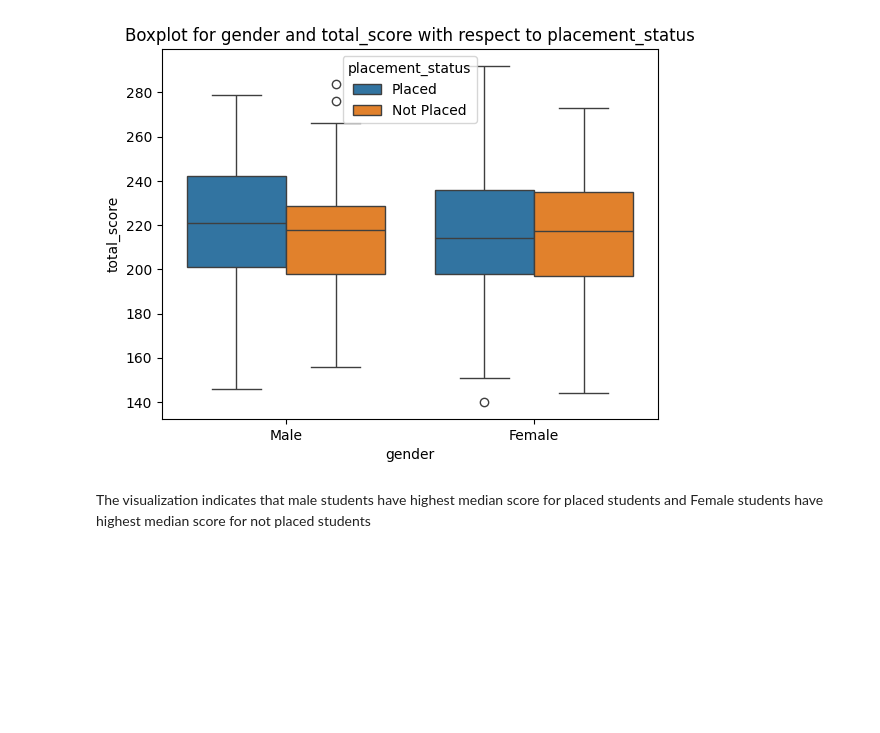
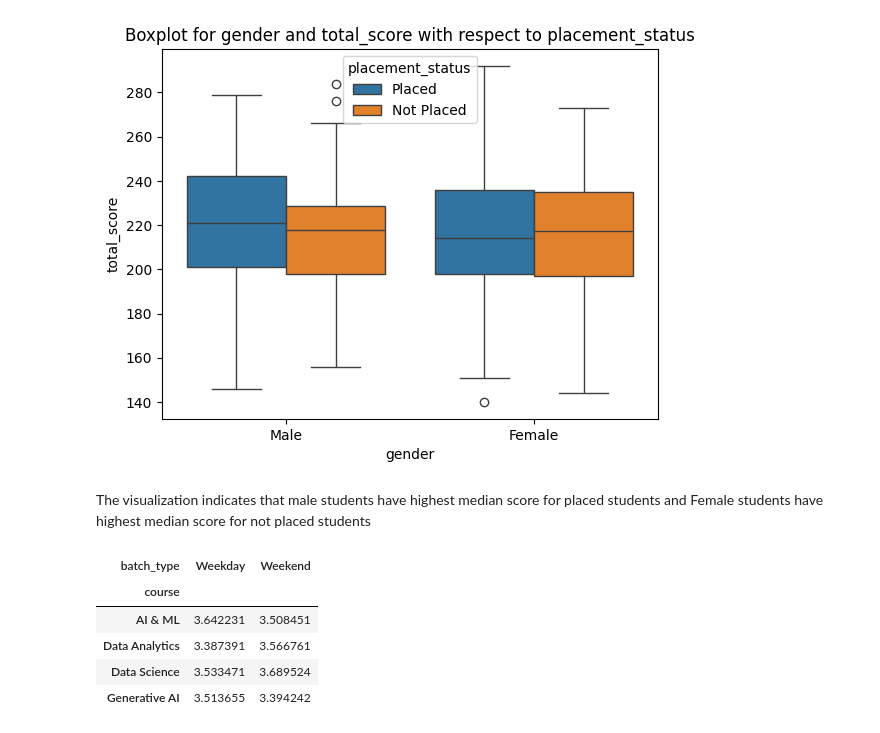
Before and after one commit to anuja-2904/Edtech_Student_Learning_data, a Jupyter notebook: Edtech_Student_Learning_data (1).ipynb, the cells around one changed output. Saved outputs shown, nothing was run; the diff lists cells and outputs as text; code cells hidden in the pictures; blank space fills up the shorter version.

```diff
--- a/Edtech_Student_Learning_data (1).ipynb
+++ b/Edtech_Student_Learning_data (1).ipynb
@@ -1608,3 +1608,13 @@ plt.show()
 [figure]
 # %% [markdown]
 The visualization indicates that male students have highest median score for placed students and Female students have highest median score for not placed students
+# %%
+ct1 = pd.crosstab(df["course"],df["batch_type"],values=df["final_rating"],aggfunc='mean')
+ct1
+# %% [output]
+| batch_type | Weekday | Weekend |
+| course |  |  |
+| AI & ML | 3.642231 | 3.508451 |
+| Data Analytics | 3.387391 | 3.566761 |
+| Data Science | 3.533471 | 3.689524 |
+| Generative AI | 3.513655 | 3.394242 |
```
Also changed, not shown: parts of 5 cells of this notebook.
